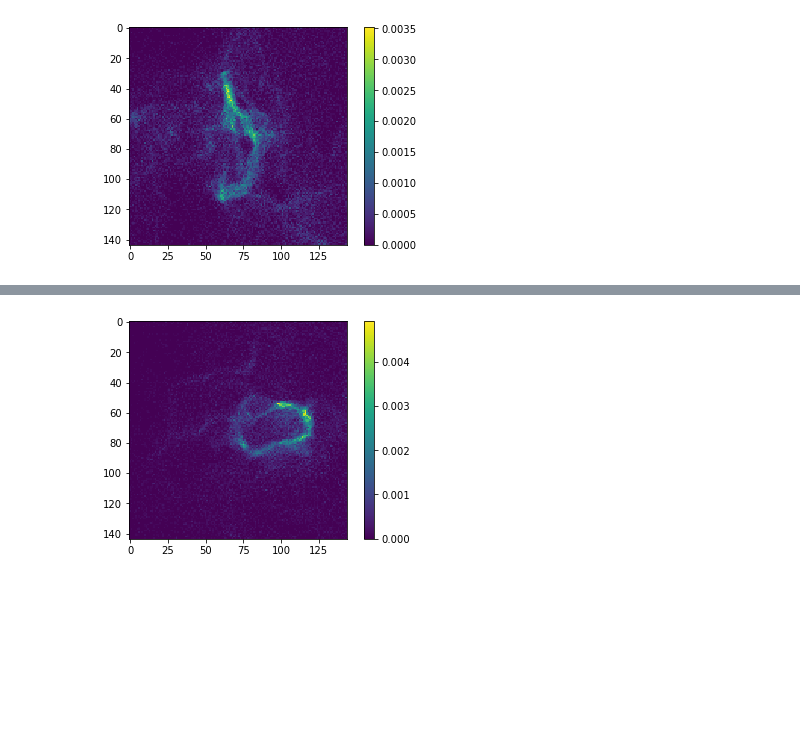
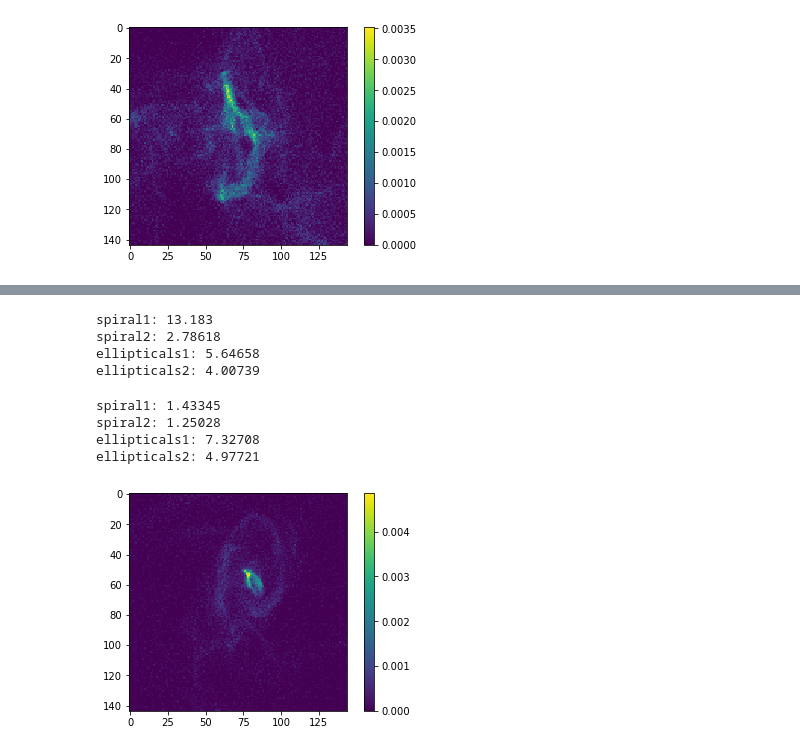
Before and after one commit to LTISH210/galaxies, a Jupyter notebook: dataIntro.ipynb, the cells around one changed output, grey strips where cells are left out. Saved outputs shown, nothing was run; the diff lists cells and outputs as text; code cells hidden in the pictures; blank space fills up the shorter version.

```diff
--- a/dataIntro.ipynb
+++ b/dataIntro.ipynb
@@ -129,3 +129,9 @@ plt.show(galaxyPlot)
+# %%
+def findCenterMass(rStar,mStar):
+    com=np.zeros(3)
+    for i in range(3):
+        com[i]=np.sum(rStar[:,i]*mStar[:])/np.sum(mStar[:])
+    return com
 # %%
  fields=[
         [0, 'Volume'],
@@ -200,6 +206,19 @@ def findCenterMass(rStar,mStar):
     for i in range(3):
         com[i]=np.sum(rStar[:,i]*mStar[:])/np.sum(mStar[:])
     return com
+# %%
+def findPixels(rStar,mStar,nPixels,span):
+    pixels=np.zeros((nPixels,nPixels))
+    for i in range(nPixels):
+        for j in range(nPixels):
+            inPix=np.argwhere((span*(((2*i)/nPixels)-1)<rStar[:,0])
+                            &(span*(((2*j)/nPixels)-1)<rStar[:,1])
+                         &(span*(((2*(i+1))/nPixels)-1)>rStar[:,0])
+                         &(span*(((2*(j+1))/nPixels)-1)>rStar[:,1]))
+            if inPix.size==0:
+                continue
+            pixels[i,j]=np.sum(mStar[inPix])
+    return pixels
 # %%
 nStar=len(mStar)
 rStar=rGas3-com # recenters
@@ -205,0 +332,45 @@ rStar=rGas3-com # recenters
+# %%
+gStellar1= np.sum(mStellar1)
+gStellar2= np.sum(mStellar2)
+gStellar3= np.sum(mStellar3)
+gStellar4= np.sum(mStellar4)
+
+print 'spiral1:', gStellar1
+print 'spiral2:', gStellar2
+print 'ellipticals1:', gStellar3
+print 'ellipticals2:', gStellar4
+# %% [output]
+spiral1: 13.183
+spiral2: 2.78618
+ellipticals1: 5.64658
+ellipticals2: 4.00739
+# %%
+galaxies1= np.sum(mGas1)
+galaxies2= np.sum(mGas2)
+galaxies3= np.sum(mGas3)
+galaxies4= np.sum(mGas4)
+print 'spiral1:', galaxies1
+print 'spiral2:', galaxies2
+print 'ellipticals1:', galaxies3
+print 'ellipticals2:', galaxies4
+# %% [output]
+spiral1: 1.43345
+spiral2: 1.25028
+ellipticals1: 7.32708
+ellipticals2: 4.97721
+# %%
+ fields=[
+        [0, 'Volume'],
+        [0, 'Masses'],
+        [0,'Coordinates']
+]
+a=getGalaxy(177131,fields)
+vGas5=a[0][:]
+mGas5=a[1][:]
+rGas5=a[2][:,:]
+# %%
+def findCenterMass(rStar,mStar):
+    com=np.zeros(3)
+    for i in range(3):
+        com[i]=np.sum(rStar[:,i]*mStar[:])/np.sum(mStar[:])
+    return com
@@ -206,10 +380,10 @@ rStar=rGas3-com # recenters
 # %%
-cm=findCenterMass(rGas4,mGas4)
-rGas4=rGas4-cm
-pixels=findPixels(rGas4,mGas4,144,16)
+cm=findCenterMass(rGas5,mGas5)
+rGas5=rGas5-cm
+pixels=findPixels(rGas5,mGas5,144,16)
 galaxyPlot=plt.gca()
 image=galaxyPlot.imshow(pixels)
 plt.colorbar(image)
 plt.show(galaxyPlot)
 # %% [output]
-[figure, old version]
+[figure, new version]
```
Also changed, not shown: parts of 21 cells of this notebook.
